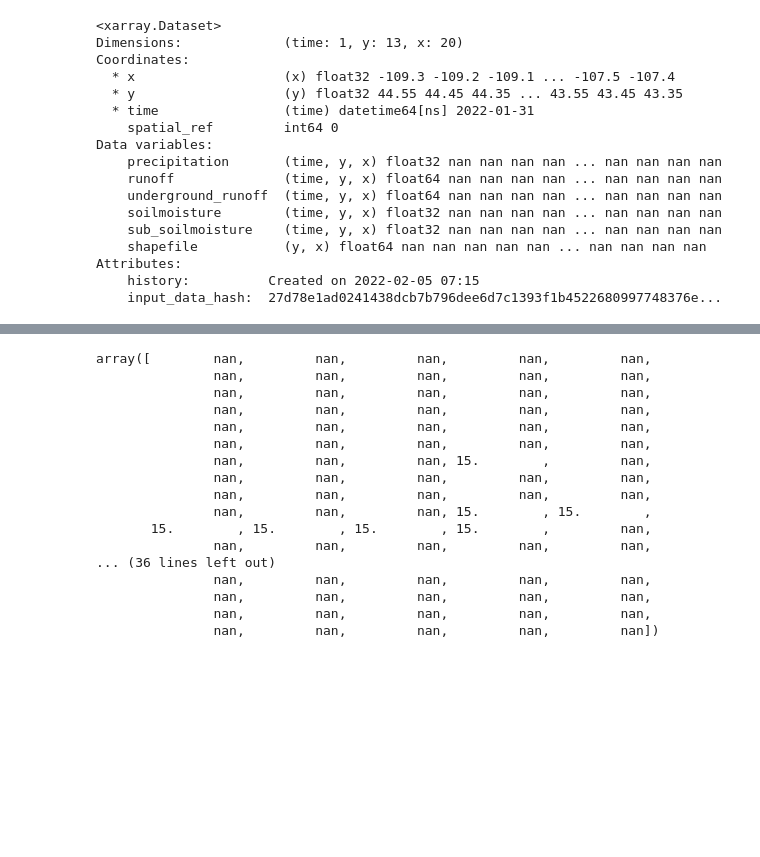
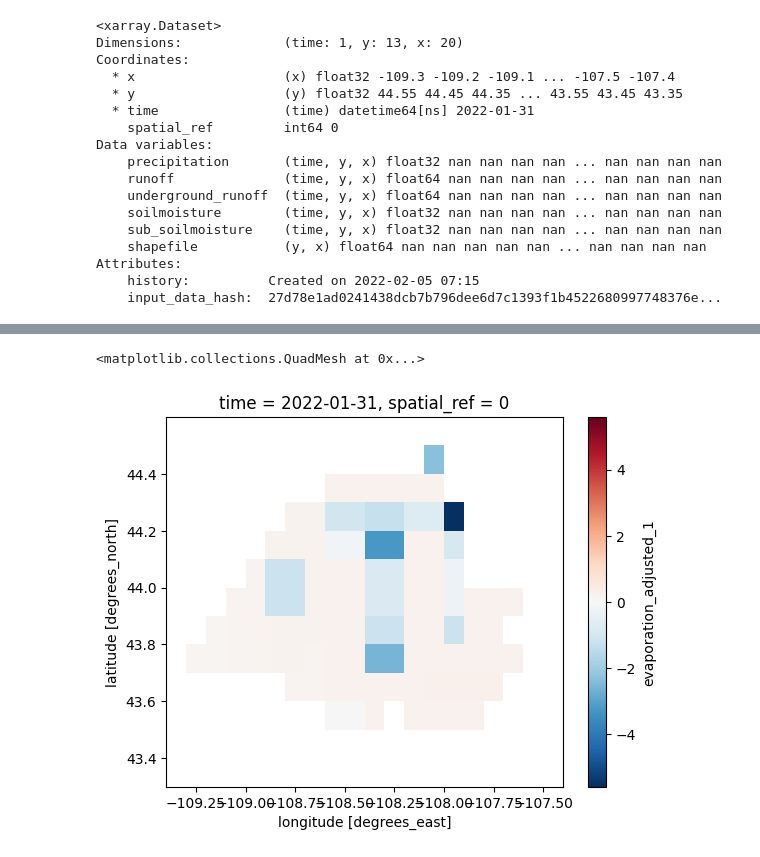
Before and after one commit to mahdi98mnm/WaterBalance_new, a Jupyter notebook: notebook/soil_content.ipynb, the cells around one changed output, grey strips where cells are left out. Drawn from its saved outputs; the diff is of its cells as text; code cells hidden in the pictures; blank space fills up the shorter version.

```diff
--- a/notebook/soil_content.ipynb
+++ b/notebook/soil_content.ipynb
@@ -54,56 +54,79 @@ from qdwb.soil_content.constant import *
 
 # ds_array_5
 # %%
-
-
-
 
 # soil_water_content_of_evaporation_layer_at_previous_step = xds_repr_match__soilmoisture
 # infiltration = underground_runoff
 # evaporation = E_a_pyet
 # field_capacity_soil_water_content_of_evaporation_layer = 60
 # permanent_wilting_point_soil_water_content_of_evaporation_layer = 15
 # coverd = True
 # infiltration_to_transpiration_layer = 2
 # infiltration_to_transition_layer = 0
 
 # temp_1 = (soil_water_content_of_evaporation_layer_at_previous_step.ssm.values) + (infiltration.underground_runoff.values) - (evaporation.Hargreaves.values) - (infiltration_to_transpiration_layer)
 
 Ea_pyet = list(Ea_pyet.Hargreaves.values.flatten())
 underground_runoff = list(ds_array_4.underground_runoff.values.flatten())
 soil = list(ds_array_4.soilmoisture.values.flatten())
 
-soil_moisture_in_current_step = np.array([SoilContent.evaporation_layer(
+soil_moisture_in_current_step_1 = np.array([SoilContent.evaporation_layer(
     soil_water_content_of_evaporation_layer_at_previous_step = float(z),
     infiltration = float(j),
     evaporation = float(i),
-    field_capacity_soil_water_content_of_evaporation_layer = 60,
-    permanent_wilting_point_soil_water_content_of_evaporation_layer = 15,
+    field_capacity_soil_water_content_of_evaporation_layer = 30,
+    permanent_wilting_point_soil_water_content_of_evaporation_layer = 10,
     coverd = True,
     infiltration_to_transpiration_layer = 0
-)
+)[0]
 for i, j, z in zip(Ea_pyet, underground_runoff, soil)])
-soil_moisture_in_current_step
-# soil_moisture_in_current_step = soil_moisture_in_current_step.reshape(1,13,20)
+
+evaporation_adjusted_1 = np.array([SoilContent.evaporation_layer(
+    soil_water_content_of_evaporation_layer_at_previous_step = float(z),
+    infiltration = float(j),
+    evaporation = float(i),
+    field_capacity_soil_water_content_of_evaporation_layer = 30,
+    permanent_wilting_point_soil_water_content_of_evaporation_layer = 10,
+    coverd = True,
+    infiltration_to_transpiration_layer = 0
+)[1]
+for i, j, z in zip(Ea_pyet, underground_runoff, soil)])
+
+infiltration_to_transpiration_layer_adjusted_1 = np.array([SoilContent.evaporation_layer(
+    soil_water_content_of_evaporation_layer_at_previous_step = float(z),
+    infiltration = float(j),
+    evaporation = float(i),
+    field_capacity_soil_water_content_of_evaporation_layer = 30,
+    permanent_wilting_point_soil_water_content_of_evaporation_layer = 10,
+    coverd = True,
+    infiltration_to_transpiration_layer = 0
+)[2]
+for i, j, z in zip(Ea_pyet, underground_runoff, soil)])
+
+infiltration_to_transition_layer_adjusted_1 = np.array([SoilContent.evaporation_layer(
+    soil_water_content_of_evaporation_layer_at_previous_step = float(z),
+    infiltration = float(j),
+    evaporation = float(i),
+    field_capacity_soil_water_content_of_evaporation_layer = 30,
+    permanent_wilting_point_soil_water_content_of_evaporation_layer = 10,
+    coverd = True,
+    infiltration_to_transpiration_layer = 0
+)[3]
+for i, j, z in zip(Ea_pyet, underground_runoff, soil)])
+
+soil_moisture_in_current_step_1 = soil_moisture_in_current_step_1.reshape(1,13,20)
+evaporation_adjusted_1 = evaporation_adjusted_1.reshape(1,13,20)
+infiltration_to_transpiration_layer_adjusted_1 = infiltration_to_transpiration_layer_adjusted_1.reshape(1,13,20)
+infiltration_to_transition_layer_adjusted_1 = infiltration_to_transition_layer_adjusted_1.reshape(1,13,20)
 
 
-# ds_array = ds_array_4.assign(soil_moisture_in_current_step_evaporation_layer=(['time', 'y', 'x'], soil_moisture_in_current_step))
+ds_array_5 = ds_array_4.assign(soil_moisture_in_current_step_1_evaporation_layer=(['time', 'y', 'x'], soil_moisture_in_current_step_1))
+ds_array_6 = ds_array_5.assign(evaporation_adjusted_1=(['time', 'y', 'x'], evaporation_adjusted_1))
+ds_array_7 = ds_array_6.assign(infiltration_to_transpiration_layer_adjusted_1=(['time', 'y', 'x'], infiltration_to_transpiration_layer_adjusted_1))
+ds_array_8 = ds_array_7.assign(infiltration_to_transition_layer_adjusted_1=(['time', 'y', 'x'], infiltration_to_transition_layer_adjusted_1))
+
 # ds_array.soil_moisture_in_current_step_evaporation_layer.plot()
+ds_array_8.evaporation_adjusted_1.plot()
 # %% [output]
-array([        nan,         nan,         nan,         nan,         nan,
-               nan,         nan,         nan,         nan,         nan,
-               nan,         nan,         nan,         nan,         nan,
-               nan,         nan,         nan,         nan,         nan,
-               nan,         nan,         nan,         nan,         nan,
-               nan,         nan,         nan,         nan,         nan,
-               nan,         nan,         nan, 15.        ,         nan,
-               nan,         nan,         nan,         nan,         nan,
-               nan,         nan,         nan,         nan,         nan,
-               nan,         nan,         nan, 15.        , 15.        ,
-       15.        , 15.        , 15.        , 15.        ,         nan,
-               nan,         nan,         nan,         nan,         nan,
-... (36 lines left out)
-               nan,         nan,         nan,         nan,         nan,
-               nan,         nan,         nan,         nan,         nan,
-               nan,         nan,         nan,         nan,         nan,
-               nan,         nan,         nan,         nan,         nan])
+<matplotlib.collections.QuadMesh at 0x...>
+[figure, added]
```
Also changed, not shown: parts of 3 cells of this notebook.
